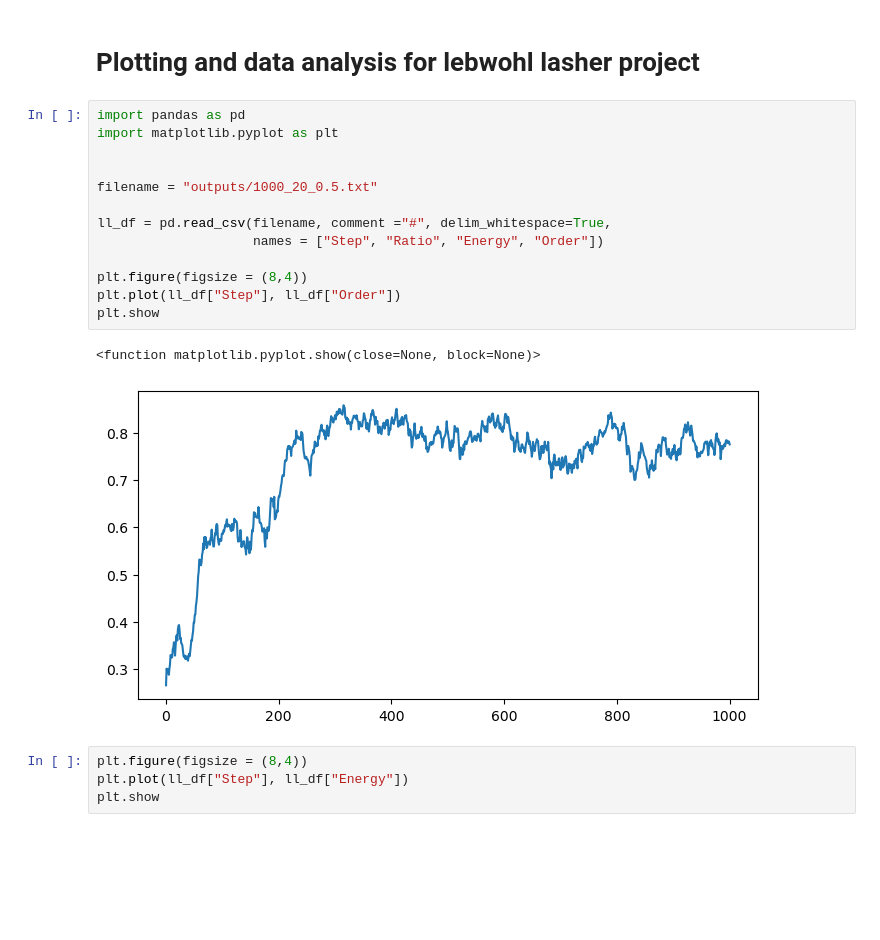
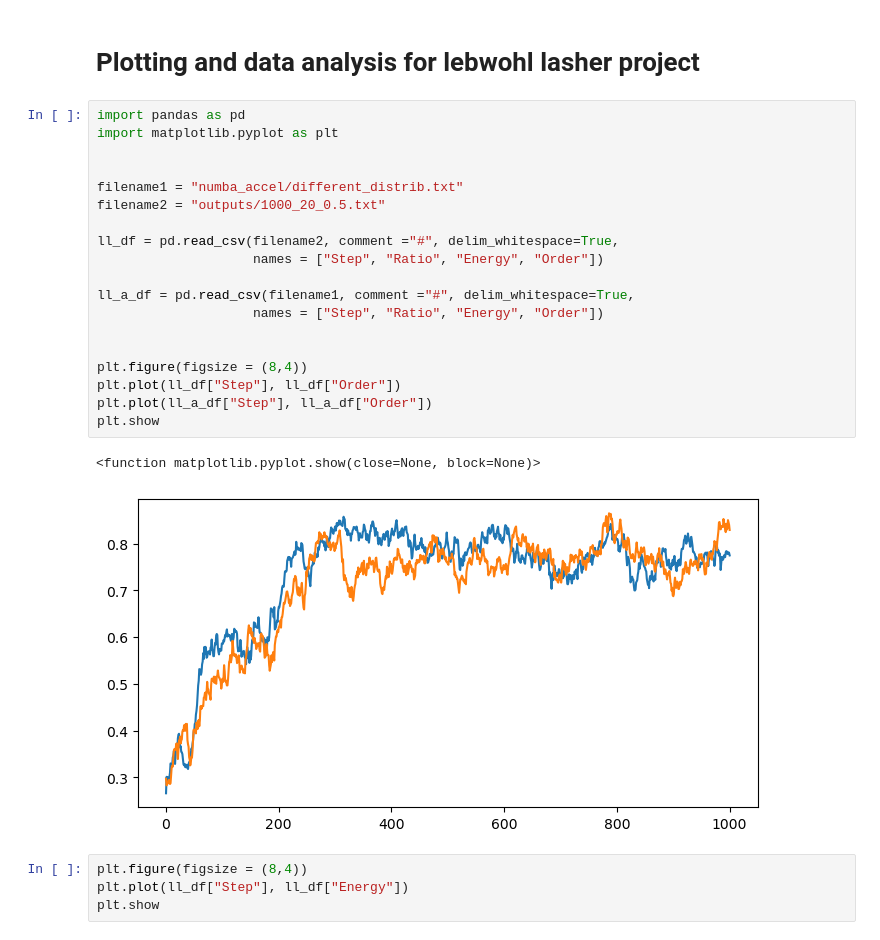
Before and after one commit to hamruu/LiquidCrystalSpeedup, a Jupyter notebook: leblash_analysis.ipynb, the cells around one changed output. Cells and saved outputs as stored; diff of their text form; blank space fills up the shorter version.

Commit message:
Added cython acceleration and updated .gitignore to reflect this. Improved numba acceleration. Plotted serial, numba, and cython graphs against eachother to check model validity is maintained

```diff
--- a/leblash_analysis.ipynb
+++ b/leblash_analysis.ipynb
@@ -3,19 +3,25 @@
 # %%
 import pandas as pd
 import matplotlib.pyplot as plt
 
 
-filename = "outputs/1000_20_0.5.txt"
+filename1 = "numba_accel/different_distrib.txt"
+filename2 = "outputs/1000_20_0.5.txt"
 
-ll_df = pd.read_csv(filename, comment ="#", delim_whitespace=True,
+ll_df = pd.read_csv(filename2, comment ="#", delim_whitespace=True,
                     names = ["Step", "Ratio", "Energy", "Order"])
+
+ll_a_df = pd.read_csv(filename1, comment ="#", delim_whitespace=True,
+                    names = ["Step", "Ratio", "Energy", "Order"])
+
 
 plt.figure(figsize = (8,4))
 plt.plot(ll_df["Step"], ll_df["Order"])
+plt.plot(ll_a_df["Step"], ll_a_df["Order"])
 plt.show
 # %% [output]
 <function matplotlib.pyplot.show(close=None, block=None)>
-[figure, old version]
+[figure, new version]
 # %%
 plt.figure(figsize = (8,4))
 plt.plot(ll_df["Step"], ll_df["Energy"])
```
Also changed, not shown: 7 other files.
